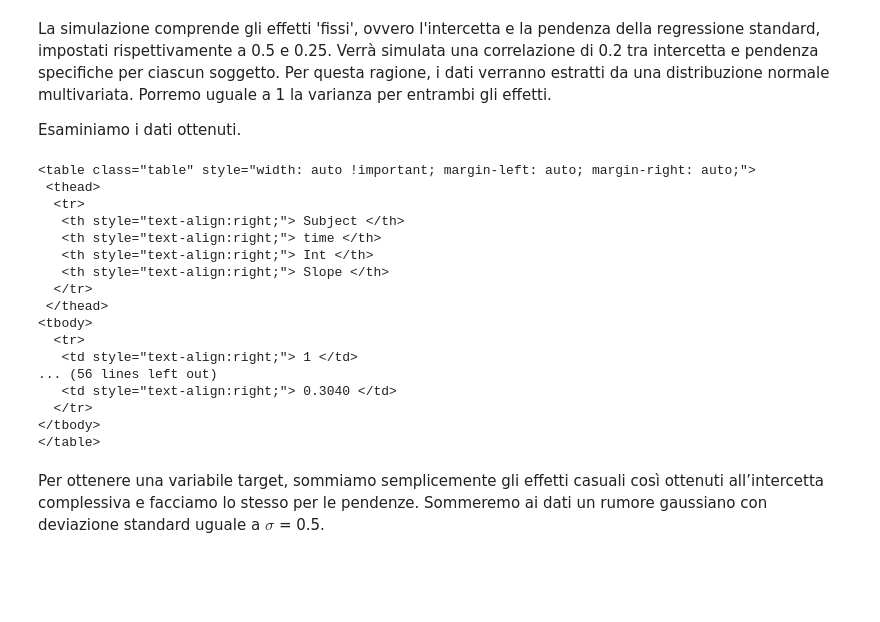
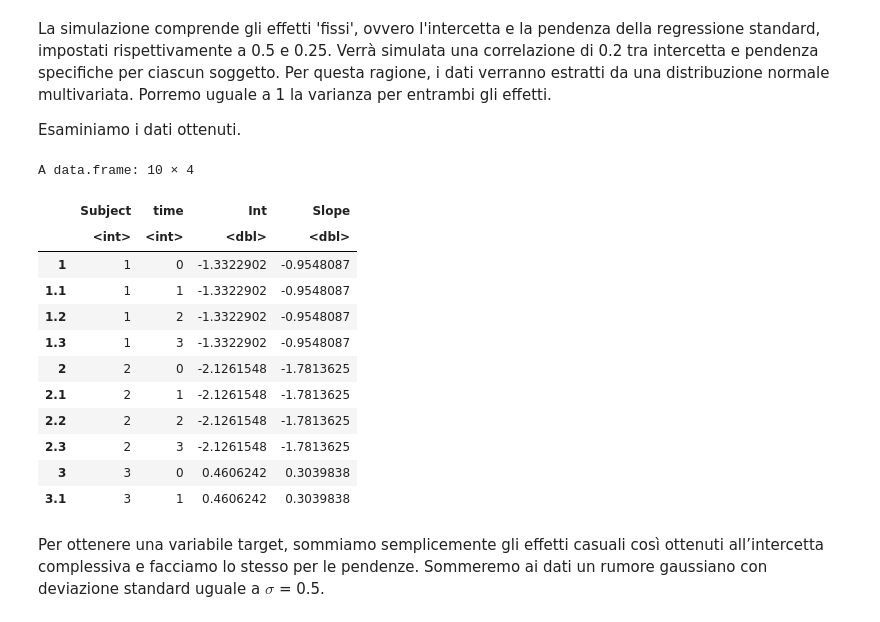
Before and after one commit to ccaudek/cfa_book_2023, a Jupyter notebook: _build/jupyter_execute/324_lgm_mixed.ipynb, the cells around one changed output. Drawn from its saved outputs; the diff is of its cells as text; code cells hidden in the pictures; blank space fills up the shorter version.

```diff
--- a/_build/jupyter_execute/325_lgm_mixed.ipynb
+++ b/_build/jupyter_execute/324_lgm_mixed.ipynb
@@ -154,28 +154,21 @@ La simulazione comprende gli effetti 'fissi', ovvero l'intercetta e la pendenza
 Esaminiamo i dati ottenuti.
 # %%
 data.frame(Subject = subject, time = time, randomEffects[subject, ]) %>%
-  # datatable(options=list(dom='t'), rownames=F, width='50%') %>% formatRound(~Int+Slope, 4) %>%
-  head(10) %>%
-  kable(format = "html", row.names = F, digits = 4) %>%
-  kable_styling(full_width = F)
+    head(10)
 # %% [output]
-<table class="table" style="width: auto !important; margin-left: auto; margin-right: auto;">
- <thead>
-  <tr>
-   <th style="text-align:right;"> Subject </th>
-   <th style="text-align:right;"> time </th>
-   <th style="text-align:right;"> Int </th>
-   <th style="text-align:right;"> Slope </th>
-  </tr>
- </thead>
-<tbody>
-  <tr>
-   <td style="text-align:right;"> 1 </td>
-... (56 lines left out)
-   <td style="text-align:right;"> 0.3040 </td>
-  </tr>
-</tbody>
-</table>
+A data.frame: 10 × 4
+|  | Subject | time | Int | Slope |
+|  | <int> | <int> | <dbl> | <dbl> |
+| 1 | 1 | 0 | -1.3322902 | -0.9548087 |
+| 1.1 | 1 | 1 | -1.3322902 | -0.9548087 |
+| 1.2 | 1 | 2 | -1.3322902 | -0.9548087 |
+| 1.3 | 1 | 3 | -1.3322902 | -0.9548087 |
+| 2 | 2 | 0 | -2.1261548 | -1.7813625 |
+| 2.1 | 2 | 1 | -2.1261548 | -1.7813625 |
+| 2.2 | 2 | 2 | -2.1261548 | -1.7813625 |
+| 2.3 | 2 | 3 | -2.1261548 | -1.7813625 |
+| 3 | 3 | 0 | 0.4606242 | 0.3039838 |
+| 3.1 | 3 | 1 | 0.4606242 | 0.3039838 |
 # %% [markdown]
 Per ottenere una variabile target, sommiamo semplicemente gli effetti casuali così ottenuti all’intercetta complessiva e facciamo lo stesso per le pendenze. Sommeremo ai dati un rumore gaussiano con deviazione standard uguale a $\sigma$ = 0.5.
 # %%
```
Also changed, not shown: parts of 8 cells of this notebook, 31 other files.
